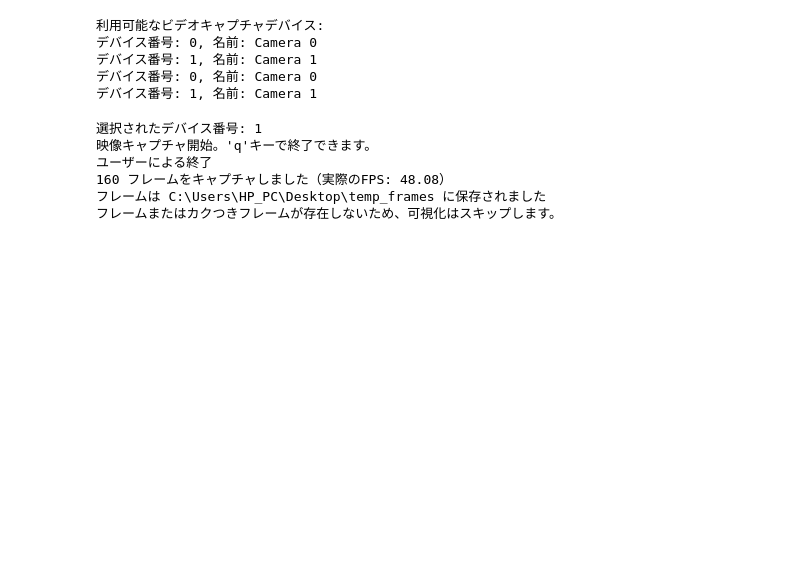
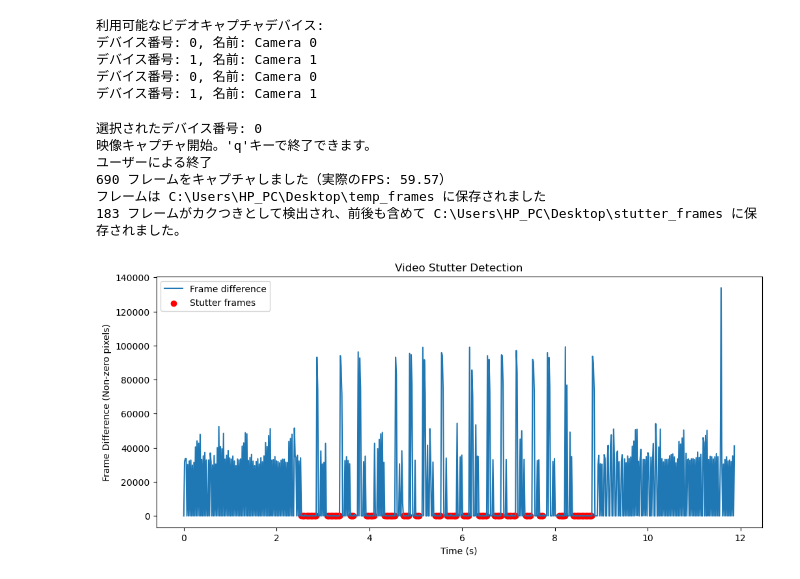
Before and after one commit to y-fukushima-0501/MAIN_workspace_TestProg_video, a Jupyter notebook: notebooks/01_test.ipynb, the cells around one changed output. Cells and saved outputs as stored; diff of their text form; code cells hidden in the pictures; blank space fills up the shorter version.

```diff
--- a/notebooks/01_test.ipynb
+++ b/notebooks/01_test.ipynb
@@ -286,7 +315,7 @@ fps: フレームレート（デフォルト30fps）
 横軸: 時間（秒）
 縦軸: フレーム間差分の値
 """
-def plot_stutter(frames, stutter_frames, fps=30):
+def plot_stutter(frames, stutter_frames, fps=60):
     if not frames or not stutter_frames:
         print("フレームまたはカクつきフレームが存在しないため、可視化はスキップします。")
         return
@@ -317,26 +346,46 @@ def plot_stutter(frames, stutter_frames, fps=30):
 # %%
 # -----------------------------------------------
 # 実行例
 # -----------------------------------------------
 
-if __name__ == "__main__": # Python では、この書き方をすると「このファイルを直接実行したときだけ、以下の処理を動かす」という意味
+# Python では、この書き方をすると「このファイルを直接実行したときだけ、以下の処理を動かす」という意味
+if __name__ == "__main__":
+    # list_video_devices 関数を呼んで、PCに接続されているカメラを探して、そのリストを devices に入れる
     devices = list_video_devices()
     if not devices:
         print("利用可能なカメラが見つかりませんでした")
     else:
-        selected_device_number = launch_gui(devices)  # launch_gui 関数を呼んで、どのカメラを使うか選ばせる　戻り値は選ばれたカメラのデバイス番号
-        if selected_device_number is not None:
-            print(f"選択されたデバイス番号: {selected_device_number}")
+        # launch_gui 関数を呼んで、どのカメラを使うか選ばせる　戻り値は選ばれたカメラのデバイス番号
+        selected_device = launch_gui(devices)
+        if selected_device is not None:
+            print(f"選択されたデバイス番号: {selected_device}")
         else:
             print("カメラが選択されませんでした（GUIを閉じました）")
 
-    if selected_device_number is not None: # 「カメラが選ばれたときだけキャプチャを開始する」 という安全策
-        frames, stutter_frames, actual_fps = start_capture(selected_device_number) # start_capture 関数を呼び出して、選んだデバイス番号で映像キャプチャを開始
-        plot_stutter(frames, stutter_frames) # plot_stutter 関数を呼び出して、frames と stutter_frames の情報をグラフに描画して、コマ落ちの有無やタイミングを可視化します。
+# 「カメラが選ばれたときだけキャプチャを開始する」 という安全策
+    if selected_device is not None:
+        # start_capture 関数を呼び出して、選んだデバイス番号で映像キャプチャを開始※selected_device→device_number
+        frames, stutter_frames, actual_fps = start_capture(selected_device)
+
+        # 一時フォルダのパス
+        temp_folder = os.path.join(os.path.expanduser("~"), "Desktop", "temp_frames")
+
+        # 一時フォルダからフレームを読み込む
+        frames = []
+        for f in sorted(os.listdir(temp_folder)):
+            if f.endswith(".png"):
+                frames.append(cv2.imread(os.path.join(temp_folder, f)))
+
+        # detect_stutter 関数を呼び出して、frames の中からカクつきフレームを検出して、そのリストを stutter_frames に入れる
+        stutter_frames = detect_stutter(temp_folder=temp_folder, fps=actual_fps, threshold=100, min_time_diff=0.1)
+
+        # plot_stutter 関数を呼び出して、frames と stutter_frames の情報をグラフに描画して、コマ落ちの有無やタイミングを可視化
+        plot_stutter(frames, stutter_frames, fps=actual_fps)
 # %% [output]
-選択されたデバイス番号: 1
+選択されたデバイス番号: 0
 映像キャプチャ開始。'q'キーで終了できます。
 ユーザーによる終了
-160 フレームをキャプチャしました（実際のFPS: 48.08）
+690 フレームをキャプチャしました（実際のFPS: 59.57）
 フレームは C:\Users\HP_PC\Desktop\temp_frames に保存されました
-フレームまたはカクつきフレームが存在しないため、可視化はスキップします。
+183 フレームがカクつきとして検出され、前後も含めて C:\Users\HP_PC\Desktop\stutter_frames に保存されました。
+[figure, added]
```
Also changed, not shown: parts of 5 cells of this notebook.
